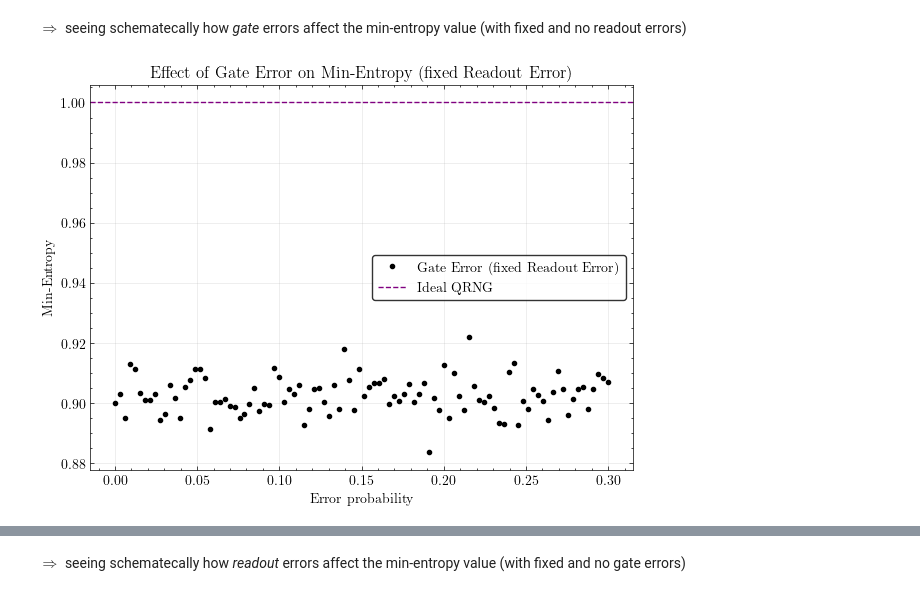
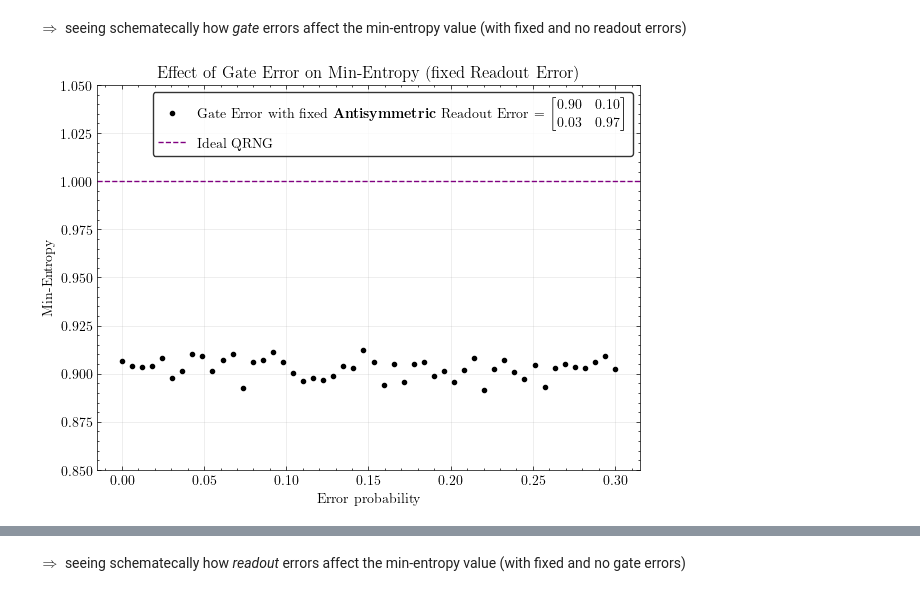
Before and after one commit to MikaelaPpasiou/QRNG, a Jupyter notebook: qrng_sim.ipynb, the cells around one changed output, grey strips where cells are left out. Saved outputs shown, nothing was run; the diff lists cells and outputs as text; code cells hidden in the pictures.

Commit message:
noise plots mainly

```diff
--- a/qrng_sim.ipynb
+++ b/qrng_sim.ipynb
@@ -317,36 +317,37 @@ Noisy Shannon Entropy:  0.996240629619032
 # %% [markdown]
 $\Rightarrow$ seeing schematecally how *gate* errors affect the min-entropy value (with fixed and no readout errors)
 # %%
-gate_probs = np.linspace(0, 0.3, 100)  # from 0% to 30%
+gate_probs = np.linspace(0, 0.3, 50)  # from 0% to 30%
 entropies_gate = []
 
-readout_error = ReadoutError([[0.90, 0.10], [0.03, 0.97]])  # fixed measurement error
+readout_error = ReadoutError([[0.90, 0.10], [0.03, 0.97]])  # fixed measurement error (Antisymmetric)
 
 for p in gate_probs:
     noise_model = NoiseModel()
     gate_error = depolarizing_error(p, 1)
     noise_model.add_all_qubit_quantum_error(gate_error, ['h'])
     noise_model.add_all_qubit_readout_error(readout_error)
 
     backend_noisy = AerSimulator(noise_model=noise_model)
     result = backend_noisy.run(transpiled_qc, shots=50000, memory=True).result()
     bits = np.array(result.get_memory(), dtype=np.uint8)
     entropies_gate.append(min_entropy(bits))
 
 
 plt.figure(figsize=(7,5))
-plt.plot(gate_probs, entropies_gate, 'k.', label='Gate Error (fixed Readout Error)')
+plt.plot(gate_probs, entropies_gate, 'k.', label=(r'Gate Error with fixed $\mathbf{Antisymmetric}$ Readout Error = $\begin{bmatrix}0.90 & 0.10\\ 0.03 & 0.97\end{bmatrix}$'))
 plt.axhline(1, color='purple', linestyle='--', label='Ideal QRNG')
+plt.ylim(0.85, 1.05)
 plt.xlabel('Error probability')
 plt.ylabel('Min-Entropy')
 plt.title('Effect of Gate Error on Min-Entropy (fixed Readout Error)')
 plt.legend(frameon=True,
     fancybox=True,
     edgecolor='black',
     facecolor='white',
     fontsize=10
     )
 plt.grid(alpha=0.3)
 plt.show()
 # %% [output]
-[figure, old version]
+[figure, new version]
```
Also changed, not shown: parts of 17 cells of this notebook.
